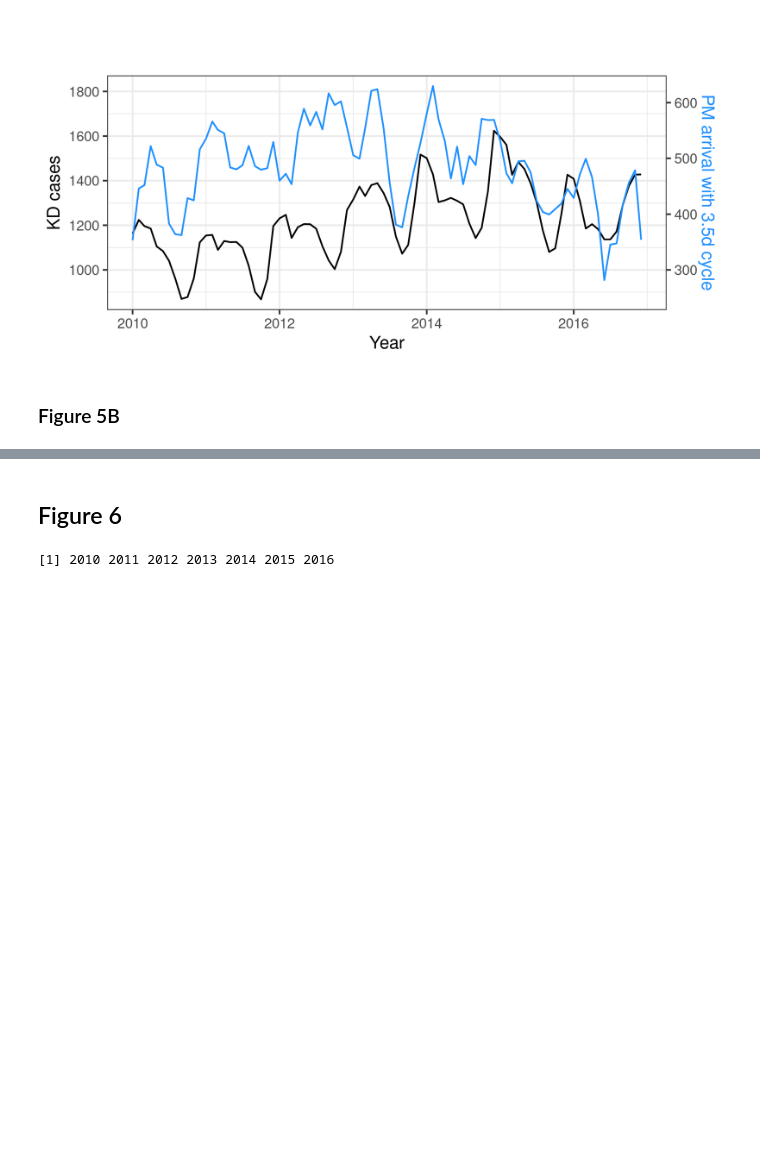
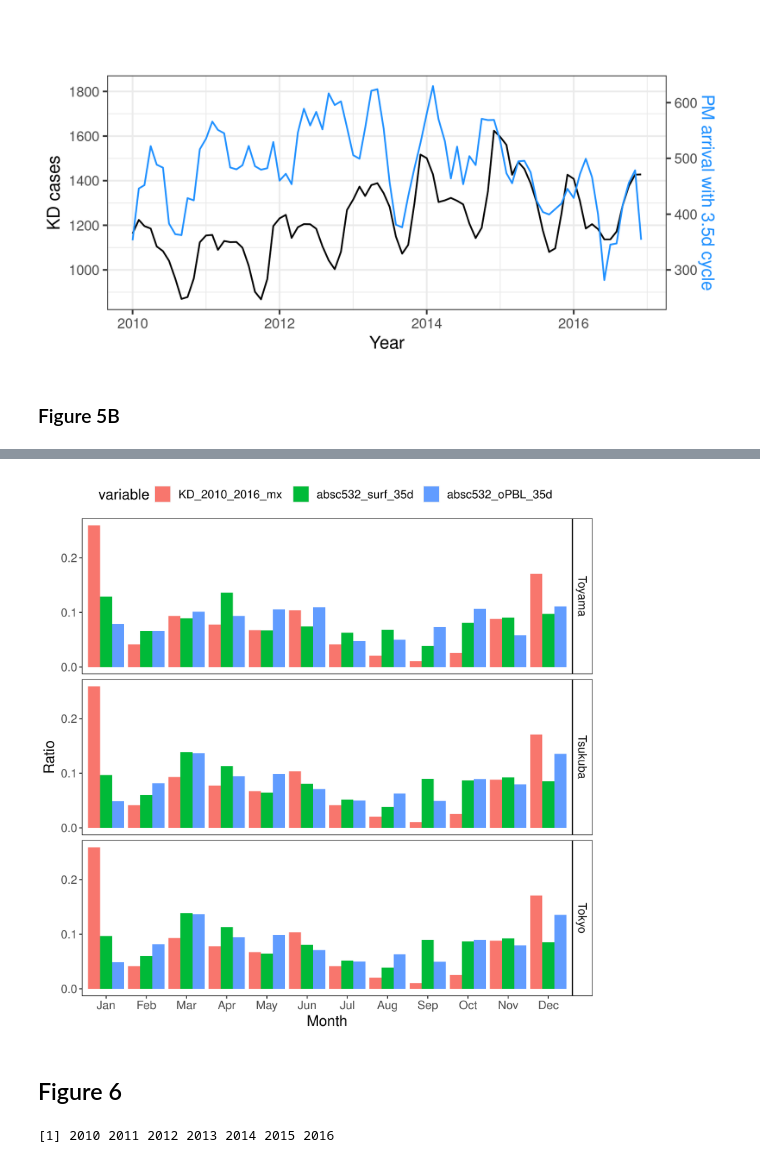
Before and after one commit to AlFontal/kd-metals-swc, a Jupyter notebook: code/weekly-cycle-figures-ang.ipynb, the cells around one changed output, grey strips where cells are left out. Drawn from its saved outputs; the diff is of its cells as text; code cells hidden in the pictures; blank space fills up the shorter version.

Commit message:
update: missing figures added

```diff
--- a/code/weekly-cycle-figures-ang.ipynb
+++ b/code/weekly-cycle-figures-ang.ipynb
@@ -129,3 +121,83 @@ ggplot(KD_2010_16_gg) +
 [figure]
 # %% [markdown]
 ### Figure 5B
+# %%
+options(repr.plot.width = 8, repr.plot.height = 8, repr.plot.res=300)
+library(IRdisplay)
+Dates_gen <- function(d){
+                      st_d <- d %>% as.character() %>% paste0("-01-01")
+                      end_d <- (d+1) %>% as.character() %>% paste0("-01-01")
+                      sq_d <- seq.Date(from = as.Date(st_d),to =as.Date(end_d),by="days") %>% head(-1)
+                      return(sq_d)
+}
+
+Dates_KD <- lapply(seq(2011,2016,1),Dates_gen)
+KD_list <- lapply(Dates_KD, function(k){ KD_file[KD_file$Dates %in% k,] %>%   #select 1 year period
+                                     select(c("Japan")) %>% #select KD cases for all Japan
+                                     mutate_all(as.numeric) %>% #transform to numeric
+                                     t() %>% as.vector() %>% {'names<-'(., k) } #name values with dates
+                                   })
+KD_file <- read_csv("../data/KD_1970_2016_Albert.csv", col_types = cols(.default = "c")) %>%
+     mutate(Dates=as.Date(Dates))
+KD_list <- lapply(Dates_KD, function(k){ KD_file[KD_file$Dates %in% k,] %>%   #select 1 year period
+                                 select(c("Japan")) %>% #select KD cases for all Japan
+                                 mutate_all(as.numeric) %>% #transform to numeric
+                                 t() %>% as.vector() %>% {'names<-'(., k) } #name values with dates
+                               })
+KD_maxima <- lapply(KD_list,function(a){  a[ a >= emp.hpd(a,conf = 0.90)[2] ]  }) %>% unlist()
+KD_2010_2016_mx <- names(KD_maxima) %>% as.Date() %>%
+                .[. %in% seq(as.Date("2010-01-01"),as.Date("2016-12-31"),by="day")] %>%
+                month() %>% cut(seq(0,12,1)) %>% table()
+Corr_pref <- readRDS("data/Corr84_OW")
+jp_pref <- c("Toyama","Tsukuba","Tokyo")
+datalist <- list()
+for (i in seq_along(jp_pref)) {
+    Corr_surf <- lapply(Corr_pref, `[[`, i) %>%
+             lapply(., `[[`, 1) %>% unlist() %>%
+             .[which(. >= 0.5)] %>%
+             #Extract dates
+             names() %>% as.Date() %>%
+             month() %>% cut(seq(0,12,1)) %>% table()
+
+    Corr_oPBL <- lapply(Corr_pref, `[[`, i) %>%
+             lapply(., `[[`, 2) %>% unlist() %>%
+             .[which(. >= 0.5)] %>%
+             #Extract dates
+             names() %>% as.Date() %>%
+             month() %>% cut(seq(0,12,1)) %>% table()
+#Divide the values between the years analized to get the year taxa
+    Corr_KD_absc532 <- tibble(KD_2010_2016_mx = KD_2010_2016_mx/sum(KD_2010_2016_mx),
+                         absc532_surf_35d = Corr_surf/sum(Corr_surf),
+                         absc532_oPBL_35d = Corr_oPBL/sum(Corr_oPBL),
+                         Month = factor(1:12, labels = c("Jan", "Feb", "Mar", "Apr",
+                                                        "May", "Jun", "Jul", "Aug",
+                                                        "Sep", "Oct", "Nov", "Dec"),
+                                       ordered = TRUE) )   %>%
+                    pivot_longer(
+                        cols = c("KD_2010_2016_mx", "absc532_surf_35d", "absc532_oPBL_35d"),
+                        values_to = "value",
+                        names_to = "variable",
+                        names_repair = "minimal") %>%
+                    mutate(station=jp_pref[i])
+     datalist[[i]] <- Corr_KD_absc532
+}
+Corr_KD_absc532 <- do.call(rbind, datalist)
+Corr_KD_absc532$variable <- factor( Corr_KD_absc532$variable,
+    levels = c("KD_2010_2016_mx", "absc532_surf_35d", "absc532_oPBL_35d"))
+Corr_KD_absc532$station <- factor( Corr_KD_absc532$station,
+levels = c("Toyama","Tsukuba","Tokyo"))
+
+ggplot(Corr_KD_absc532, aes(x=Month, y=value, fill = variable, group = variable),position = "fill") +
+  geom_bar(position = "dodge", stat="identity") +
+  ylab("Ratio") +
+  theme(
+    text = element_text(size=15),
+    panel.background = element_blank(),
+    panel.border = element_rect(colour="black", fill=NA),
+    plot.subtitle = element_text(color = "#605e5e", size = 9),
+    plot.title = element_text(size=12),
+    legend.position="top",
+    strip.background = element_rect(color = "black",fill="white")
+  ) +
+  facet_grid(station~.)
+# %% [output]
@@ -132,3 +205,4 @@ ggplot(KD_2010_16_gg) +
+[figure, added]
 # %% [markdown]
 ## Figure 6
 # %%
```
Also changed, not shown: parts of 6 cells of this notebook.
